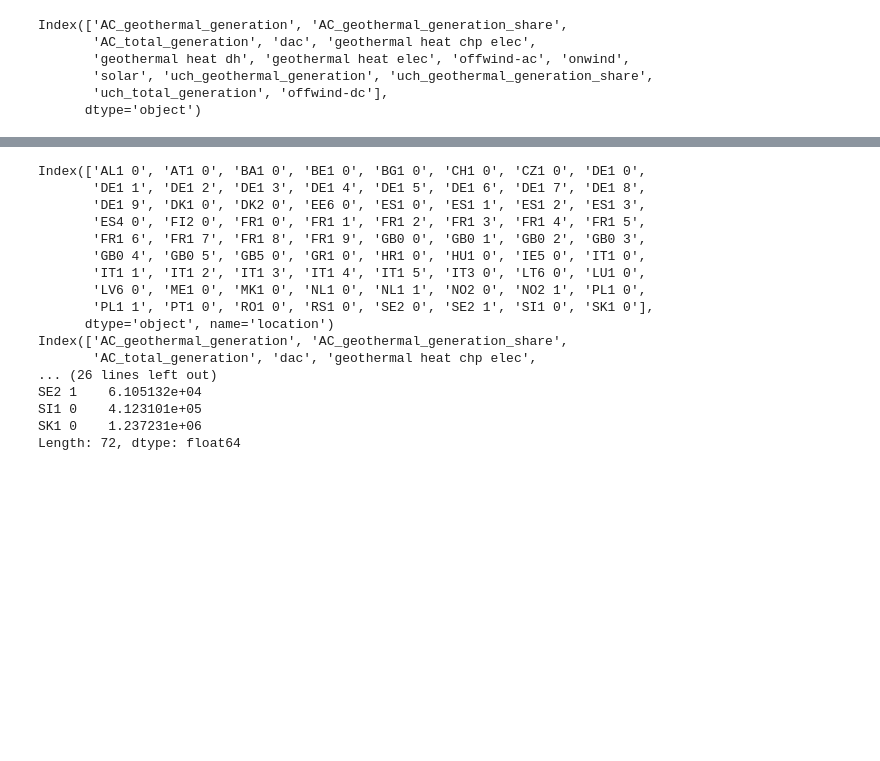
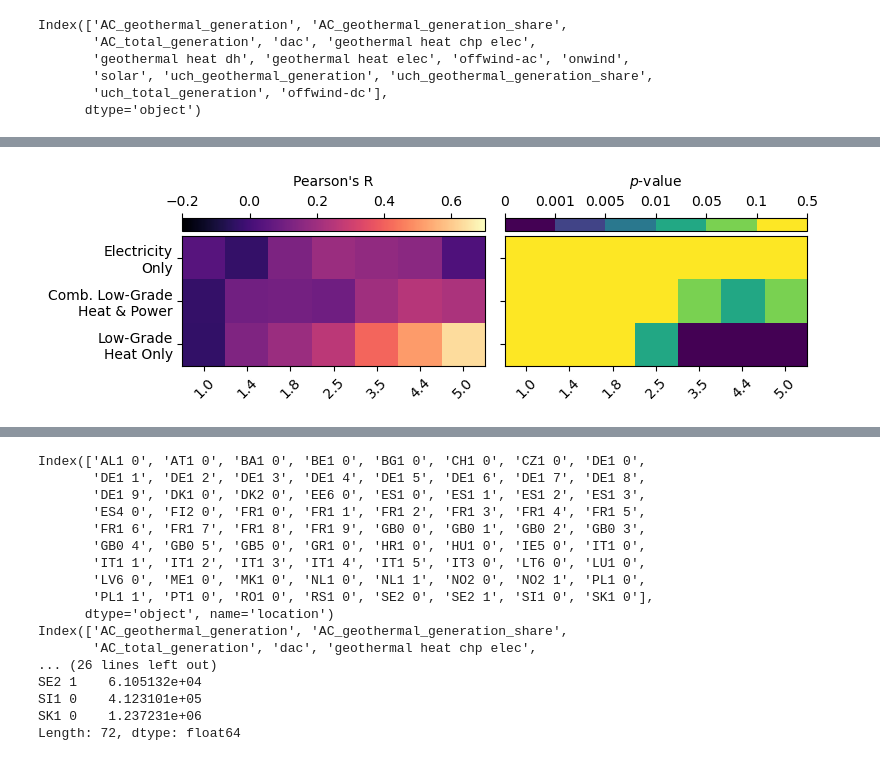
Before and after one commit to LukasFrankenQ/egs_market_integration, a Jupyter notebook: notebooks/plot_correlation.ipynb, the cells around one changed output, grey strips where cells are left out. Cells and saved outputs as stored; diff of their text form; code cells hidden in the pictures; blank space fills up the shorter version.

```diff
--- a/notebooks/plot_correlation.ipynb
+++ b/notebooks/plot_correlation.ipynb
@@ -159,0 +238,94 @@ plt.show()
+# %%
+nice_names = {
+    "elec": "Electricity\nOnly",
+    "chp": "Comb. Low-Grade\nHeat & Power",
+    "dh": "Low-Grade\nHeat Only",
+}
+
+import sys
+sys.path.append(str(Path.cwd()))
+
+from plotting_constants import xaxis_mapper
+
+import matplotlib as mpl
+from scipy.stats import pearsonr
+from mpl_toolkits.axes_grid1 import make_axes_locatable
+from matplotlib.ticker import FixedLocator, IndexLocator
+
+all_years = ["2020", "2025", "2030", "2035", "2040", "2045", "2050"]
+all_modes = ["elec", "chp", "dh"]
+
+rs = pd.DataFrame(index=all_years, columns=all_modes)
+ps = pd.DataFrame(index=all_years, columns=all_modes)
+
+from itertools import product
+feature_name = "urban central heat"
+
+for year, mode in product(all_years, all_modes):
+
+    feature = get_load(year, mode, feature_name).iloc[:,0]
+    target = get_gen(year, mode, "injection geothermal heat").iloc[:,0].loc[feature.index]
+
+    assert (target.index == feature.index).all()
+
+    feature = feature.loc[~feature.isna()]
+    target = target.loc[feature.index]
+
+    rs.loc[year, mode], ps.loc[year, mode] = pearsonr(feature, target)
+
+
+cmap = "magma"
+
+fig, axs = plt.subplots(1, 2, figsize=(8, 4))
+
+im0 = axs[0].imshow(rs.astype(float).T, cmap=cmap, vmin=-0.2, vmax=0.7)
+divider = make_axes_locatable(axs[0])
+cax = divider.append_axes('top', size='10%', pad=0.05)
+fig.colorbar(im0, cax=cax, orientation='horizontal')
+cax.xaxis.set_ticks_position('top')
+cax.annotate("Pearson's R", xy=(0.5, 1.5), xytext=(0.5, 3.8), xycoords="axes fraction", textcoords="axes fraction", ha="center", va="center", fontsize=10, color="k")
+
+# fig.subplots_adjust(right=0.85)
+# cbar_ax = fig.add_axes([0.5, 0.0, 0.05, 0.5])
+# fig.colorbar(cbar1, cax=cbar_ax)
+
+ps = ps.values.astype(float).T
+borders = [0, 0.001, 0.005, 0.01, 0.05, 0.1, 0.5, 1.0]
+print(np.around(ps, decimals=2))
+for i in range(len(borders) - 1):
+    ps[(ps > borders[i]) & (ps <= borders[i+1])] = i
+
+
+cmap = plt.cm.viridis  # define the colormap
+cmaplist = [cmap(i) for i in range(cmap.N)]
+
+# create the new map
+cmap = mpl.colors.LinearSegmentedColormap.from_list(
+    'Custom cmap', cmaplist, 6)
+
+im1 = axs[1].imshow(ps, cmap=cmap, vmin=0., vmax=ps.max())
+divider = make_axes_locatable(axs[1])
+cax = divider.append_axes('top', size='10%', pad=0.05)
+fig.colorbar(im1, cax=cax, orientation='horizontal')
+cax.xaxis.set_ticks_position('top')
+# cax.set_xlabel("Pearson's r", va="top")
+cax.annotate(r"$p$-value", xy=(0.5, 1.5), xytext=(0.5, 3.8), xycoords="axes fraction", textcoords="axes fraction", ha="center", va="center", fontsize=10, color="k")
+
+print(borders)
+cax.xaxis.set_major_locator(FixedLocator(range(len(borders))))
+cax.set_xticklabels([str(b) for b in borders])
+
+axs[1].set_yticklabels([])
+# axs[0].set_yticklabels(all_modes)
+
+axs[0].yaxis.set_major_locator(FixedLocator(range(len(all_modes))))
+axs[0].set_yticklabels([nice_names[m] for m in all_modes])
+
+for ax in axs:
+    ax.xaxis.set_major_locator(FixedLocator(range(len(all_years))))
+    ax.set_xticklabels([xaxis_mapper[year] for year in all_years], rotation=45)
+
+
+plt.tight_layout()
+plt.show()
+# %% [output]
@@ -159,0 +336 @@ plt.show()
+[figure, added]
```
Also changed, not shown: parts of 5 cells of this notebook, 1 other file.
